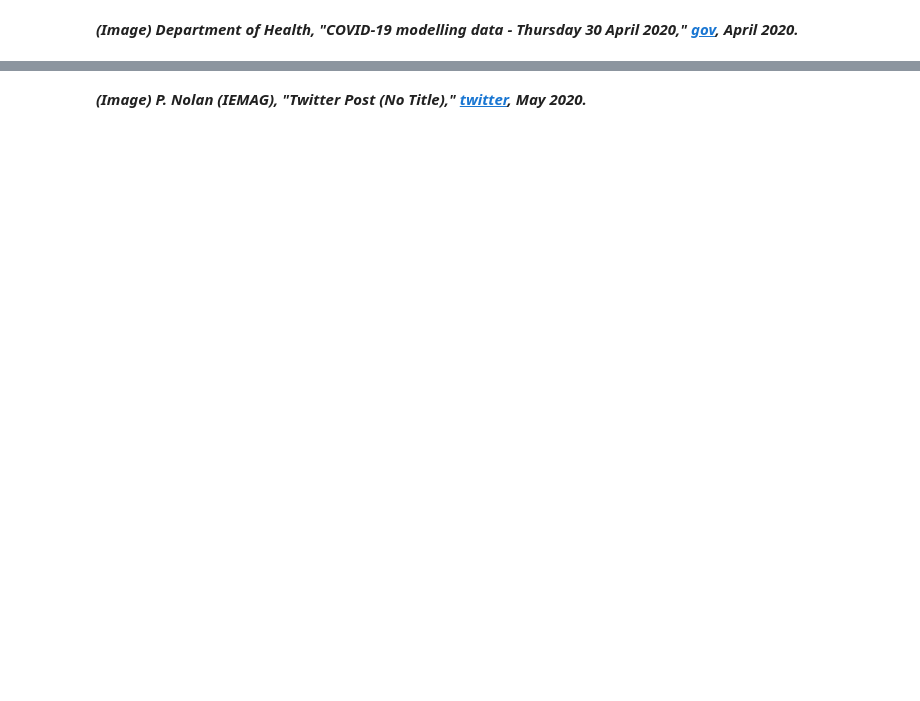
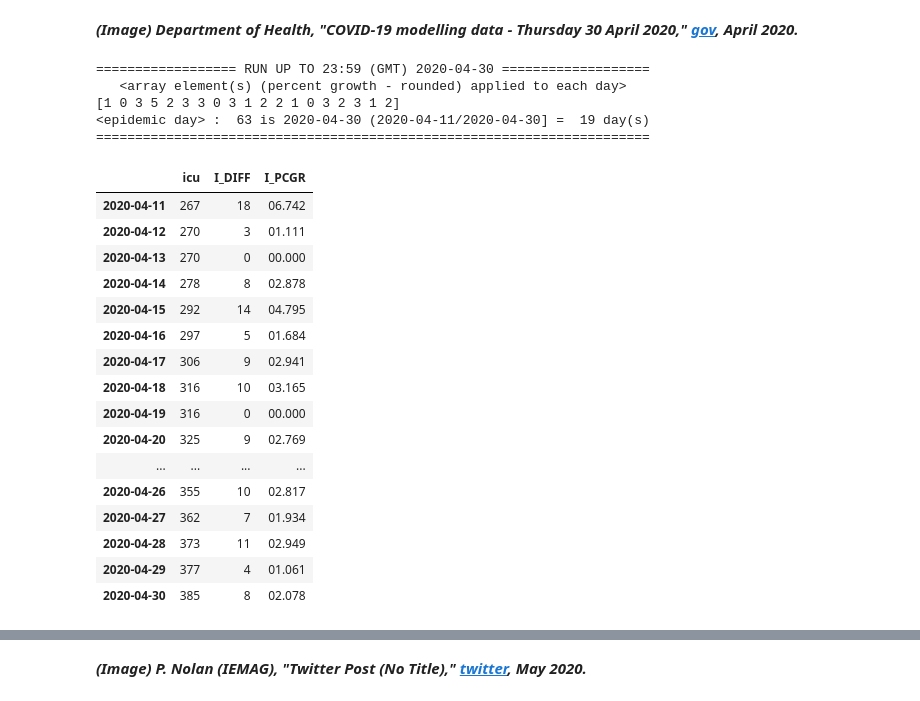
Before and after one commit to E6985/pda-numpy-random-simulation, a Jupyter notebook: Programming-for-Data-Analysis-Project-2020.ipynb, the cells around one changed output, grey strips where cells are left out. Cells and saved outputs as stored; diff of their text form; code cells hidden in the pictures; blank space fills up the shorter version.

```diff
--- a/Programming-for-Data-Analysis-Project-2020.ipynb
+++ b/Programming-for-Data-Analysis-Project-2020.ipynb
@@ -1582,5 +1656,33 @@ fStatus(dfCovid19,nFrom,nTo)[[nColumn,"H_DIFF","H_PCGR"]]
 # %% [markdown]
 ***(Image) Department of Health, "COVID-19 modelling data - Thursday 30 April 2020," [gov](https://web.archive.org/web/20201101052836/https://www.gov.ie/en/publication/fed29a-covid-19-modelling-data-thursday-30-april-2020), April 2020.***
+# %%
+nFrom,nTo="2020-04-11","2020-04-30"
+nICU=fCovid19(nFrom,nTo,nColumn,np.random.default_rng().poisson(2,size=19))
+fEpidemicDay(dfCovid19,nTo)
+fStatus(dfCovid19,nFrom,nTo)[[nColumn,"I_DIFF","I_PCGR"]]
+# %% [output]
+================== RUN UP TO 23:59 (GMT) 2020-04-30 ===================
+   <array element(s) (percent growth - rounded) applied to each day>
+[1 0 3 5 2 3 3 0 3 1 2 2 1 0 3 2 3 1 2]
+<epidemic day> :  63 is 2020-04-30 (2020-04-11/2020-04-30] =  19 day(s)
+=======================================================================
+|  | icu | I_DIFF | I_PCGR |
+| 2020-04-11 | 267 | 18 | 06.742 |
+| 2020-04-12 | 270 | 3 | 01.111 |
+| 2020-04-13 | 270 | 0 | 00.000 |
+| 2020-04-14 | 278 | 8 | 02.878 |
+| 2020-04-15 | 292 | 14 | 04.795 |
+| 2020-04-16 | 297 | 5 | 01.684 |
+| 2020-04-17 | 306 | 9 | 02.941 |
+| 2020-04-18 | 316 | 10 | 03.165 |
+| 2020-04-19 | 316 | 0 | 00.000 |
+| 2020-04-20 | 325 | 9 | 02.769 |
+| ... | ... | ... | ... |
+| 2020-04-26 | 355 | 10 | 02.817 |
+| 2020-04-27 | 362 | 7 | 01.934 |
+| 2020-04-28 | 373 | 11 | 02.949 |
+| 2020-04-29 | 377 | 4 | 01.061 |
+| 2020-04-30 | 385 | 8 | 02.078 |
 # %% [markdown]
 [<img style="float:right;" src="img/twitter-icu-occupancy-admissions-05052020.png" target="_blank" width=200/>](https://github.com/E6985/pda-numpy-random-simulation/blob/main/img/twitter-icu-occupancy-admissions-05052020.png)
 
```
Also changed, not shown: parts of 46 cells of this notebook.
